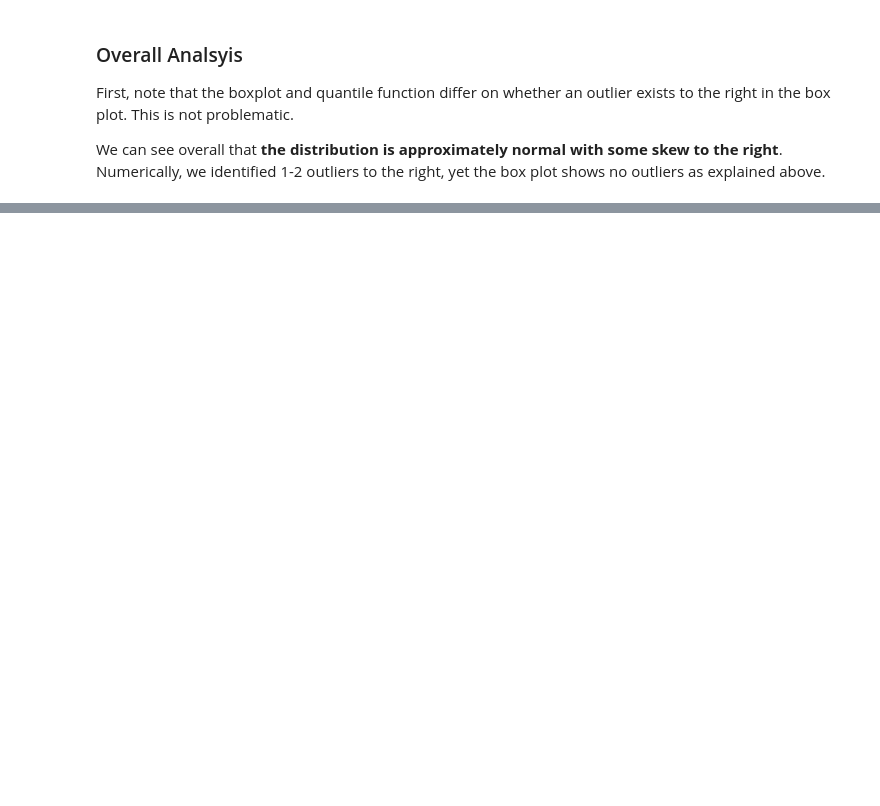
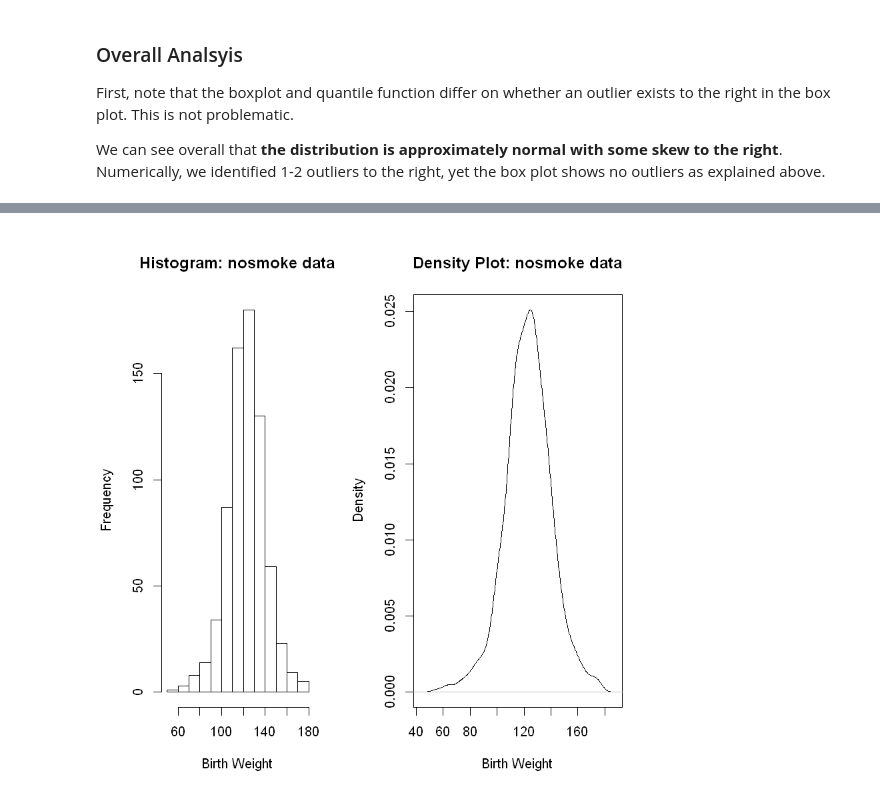
Before and after one commit to StraightDraw/probstat, a Jupyter notebook: S1b.ipynb, the cells around one changed output, grey strips where cells are left out. Saved outputs shown, nothing was run; the diff lists cells and outputs as text; code cells hidden in the pictures; blank space fills up the shorter version.

```diff
--- a/S1b.ipynb
+++ b/S1b.ipynb
@@ -81,0 +95,4 @@ We can see overall that **the distribution is approximately normal with some ske
+# %%
+nosmoke_temp <- subset(births, Maternal.Smoker == 'False')
+nosmoke <- nosmoke_temp$Birth.Weight
+head(nosmoke,5)
@@ -81,0 +140,8 @@ We can see overall that **the distribution is approximately normal with some ske
+# %%
+layout(matrix(c(1,2), ncol = 2), lcm(8))
+    hist(nosmoke, main = 'Histogram: nosmoke data', xlab = 'Birth Weight')
+plt <- {
+    plot(density(nosmoke), main = 'Density Plot: nosmoke data', xlab = 'Birth Weight')
+ }
+# %% [output]
+[figure, added]
```
Also changed, not shown: parts of 24 cells of this notebook, 15 other files.
